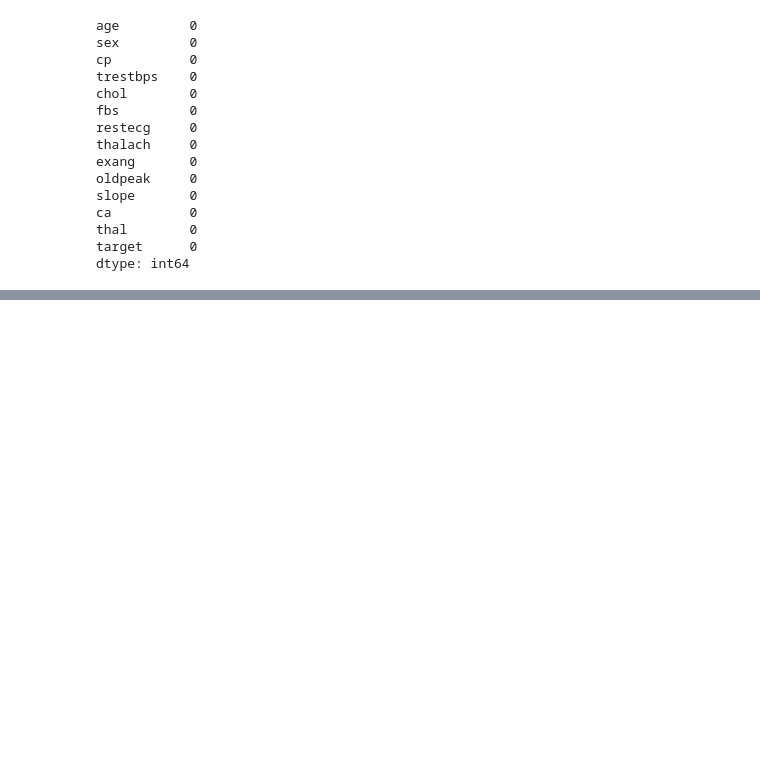
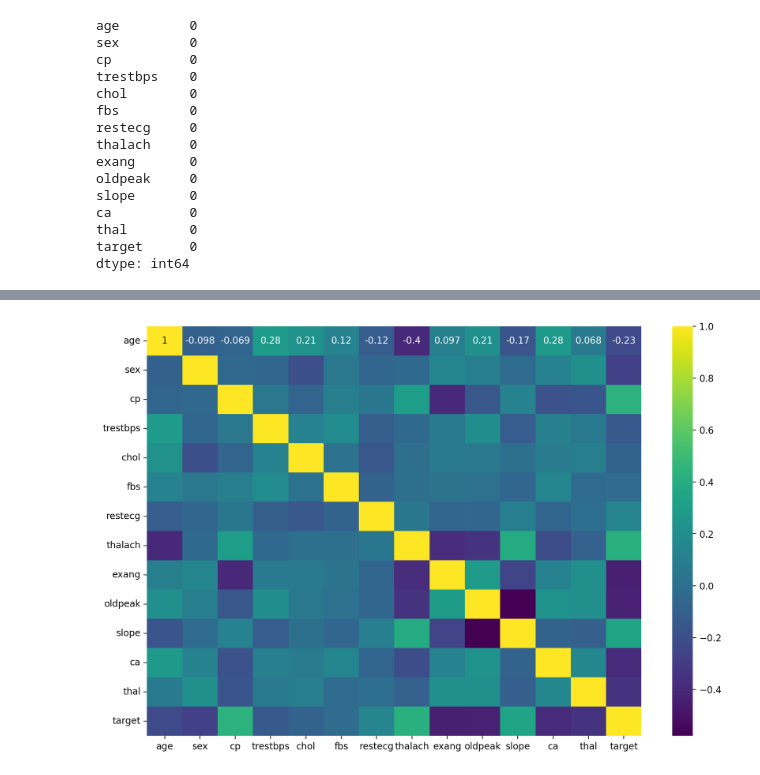
Before and after one commit to rooneyrulz/heart-disease-binary-classifier, a Jupyter notebook: notebook/Project.ipynb, the cells around one changed output, grey strips where cells are left out. Saved outputs shown, nothing was run; the diff lists cells and outputs as text; code cells hidden in the pictures; blank space fills up the shorter version.

```diff
--- a/notebook/Project.ipynb
+++ b/notebook/Project.ipynb
@@ -103,0 +143,10 @@ dtype: int64
+# %%
+correlation_matrix = df.corr()
+
+plt.figure(figsize=(12,8), dpi=200)
+sns.heatmap(correlation_matrix, annot=True, cmap='viridis')
+
+# Save figs
+plt.savefig('../assets/visualization/heatmap-1.png', dpi=300)
+# %% [output]
+[figure, added]
```
Also changed, not shown: parts of 10 cells of this notebook, 9 other files.
